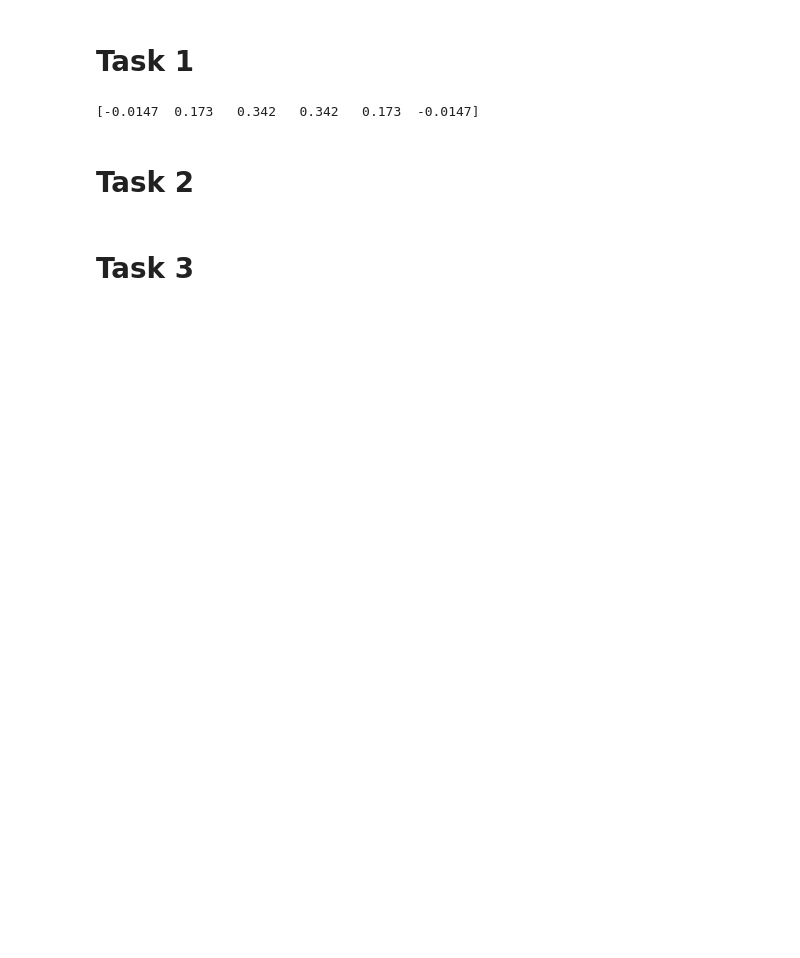
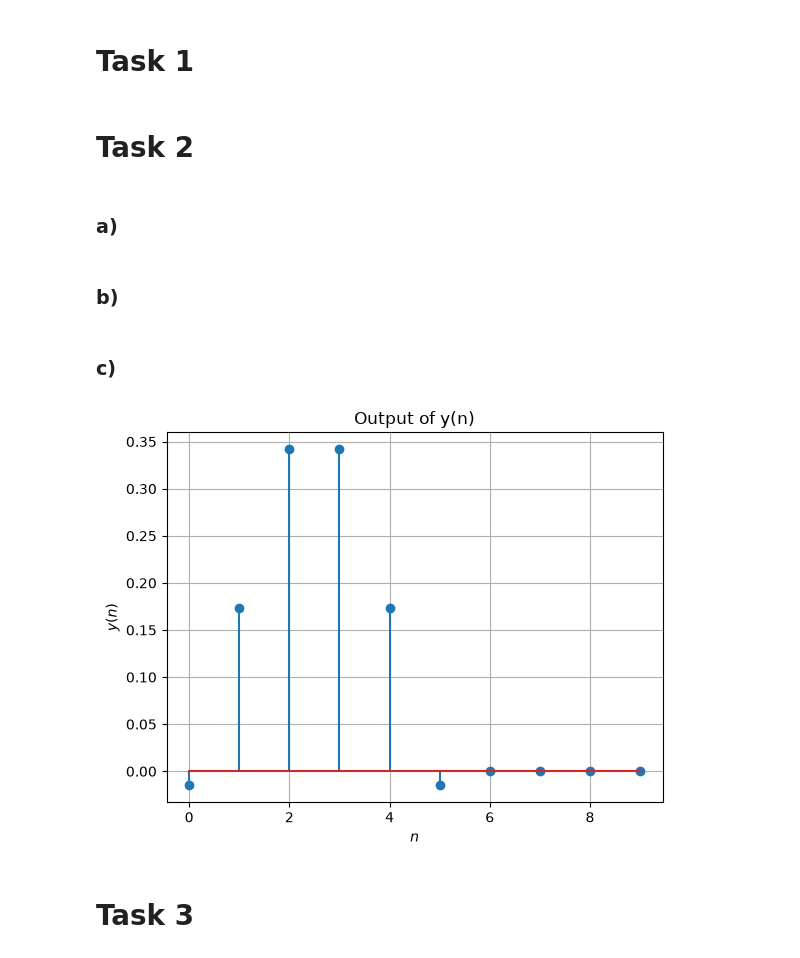
Before and after one commit to davgal27/Signal-Analysis, a Jupyter notebook: DSP-FIR-filter-freqresp/practical3.ipynb, the cells around one changed output. Cells and saved outputs as stored; diff of their text form; code cells hidden in the pictures; blank space fills up the shorter version.

```diff
--- a/DSP-FIR-filter-freqresp/practical3.ipynb
+++ b/DSP-FIR-filter-freqresp/practical3.ipynb
@@ -8,31 +8,48 @@
 # %%
 import numpy as np
 
+h = np.array([-0.0147, 0.173, 0.342, 0.342, 0.173, -0.0147])
 def filter(x):
     # set y to have the same length and type as x
     y = np.zeros_like(x, dtype = float)
-    h = np.array([-0.0147, 0.173, 0.342, 0.342, 0.173, -0.0147])
-    x_n_minus_k = np.zeros(6) # store in memory
+
     # iterate overall all input samples
-    for n, x_n in enumerate(x):
-
-        # updated stored input samples
-        for k in range(4, -1, -1):
-            x_n_minus_k[k+1] = x_n_minus_k[k]
-
-        x_n_minus_k[0] = x_n
-        # calculate y(n)
+    for n in range(len(x)): # x array is in memory
+        # calculate y_n and store it in y[n]
         y_n = 0
         for k in range(6):
-            y_n += h[k] * x_n_minus_k[k]
+            if (n-k) < 0: # dont try access beyond what x holds
+                y_n += 0
+            elif (n-k) >= 0:
+                y_n += h[k] * x[n-k]
 
-        # and store it in y[n]
         y[n] = y_n
 
     return y
-# %% [output]
-[-0.0147  0.173   0.342   0.342   0.173  -0.0147]
 # %% [markdown]
 # Task 2
+# %% [markdown]
+### a)
+# %%
+x = np.zeros(10)
+x[0] = 1
+# %% [markdown]
+### b)
+# %%
+y = filter(x)
+# %% [markdown]
+### c)
+# %%
+import matplotlib.pyplot as plt
+fig, ax = plt.subplots()
+n = np.arange(len(y))
+ax.stem(n, y)
+ax.set_xlabel('$n$')
+ax.set_ylabel('$y(n)$')
+plt.grid()
+plt.title("Output of y(n)")
+plt.show()
+# %% [output]
+[figure, added]
 # %% [markdown]
 # Task 3
```
Also changed, not shown: parts of 16 cells of this notebook.
